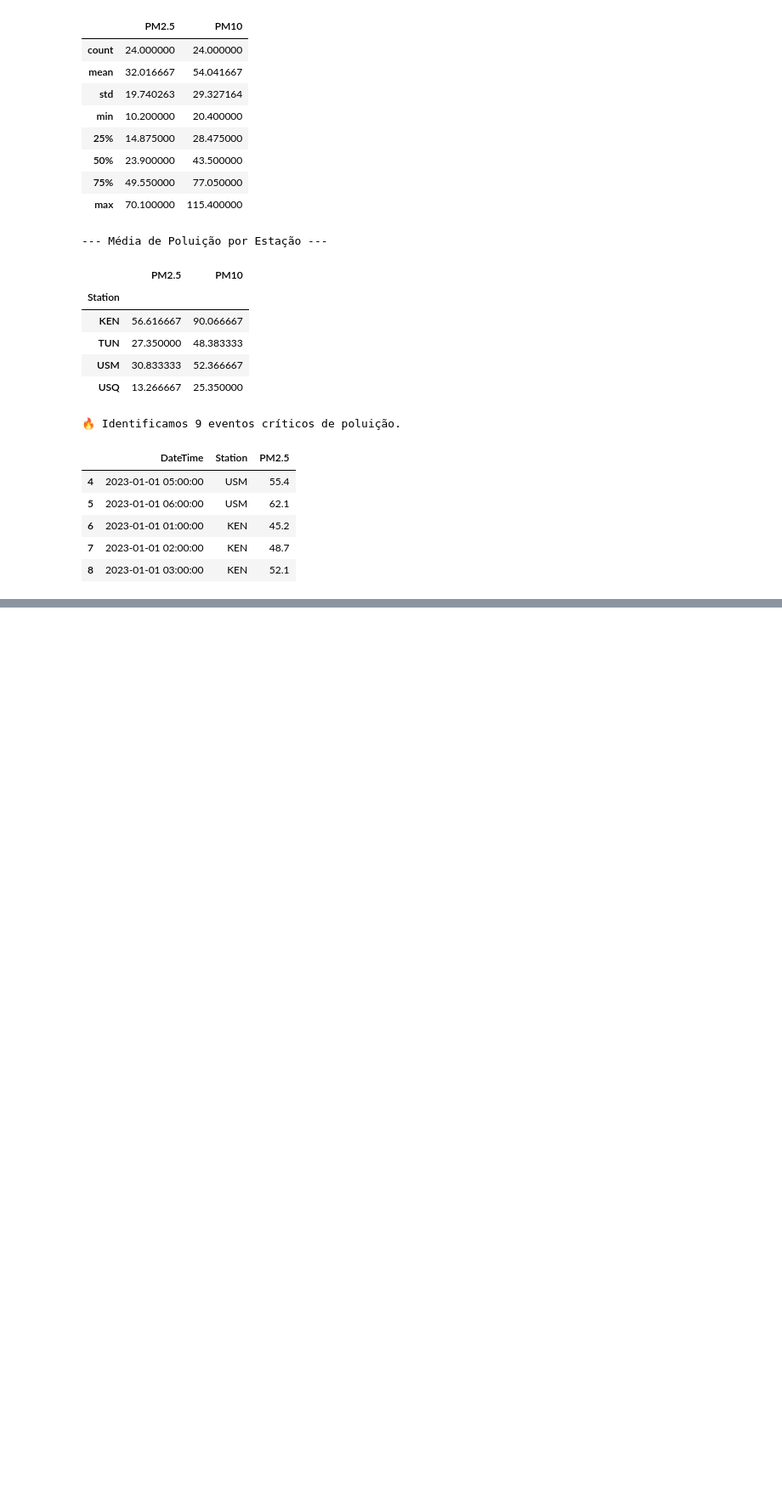
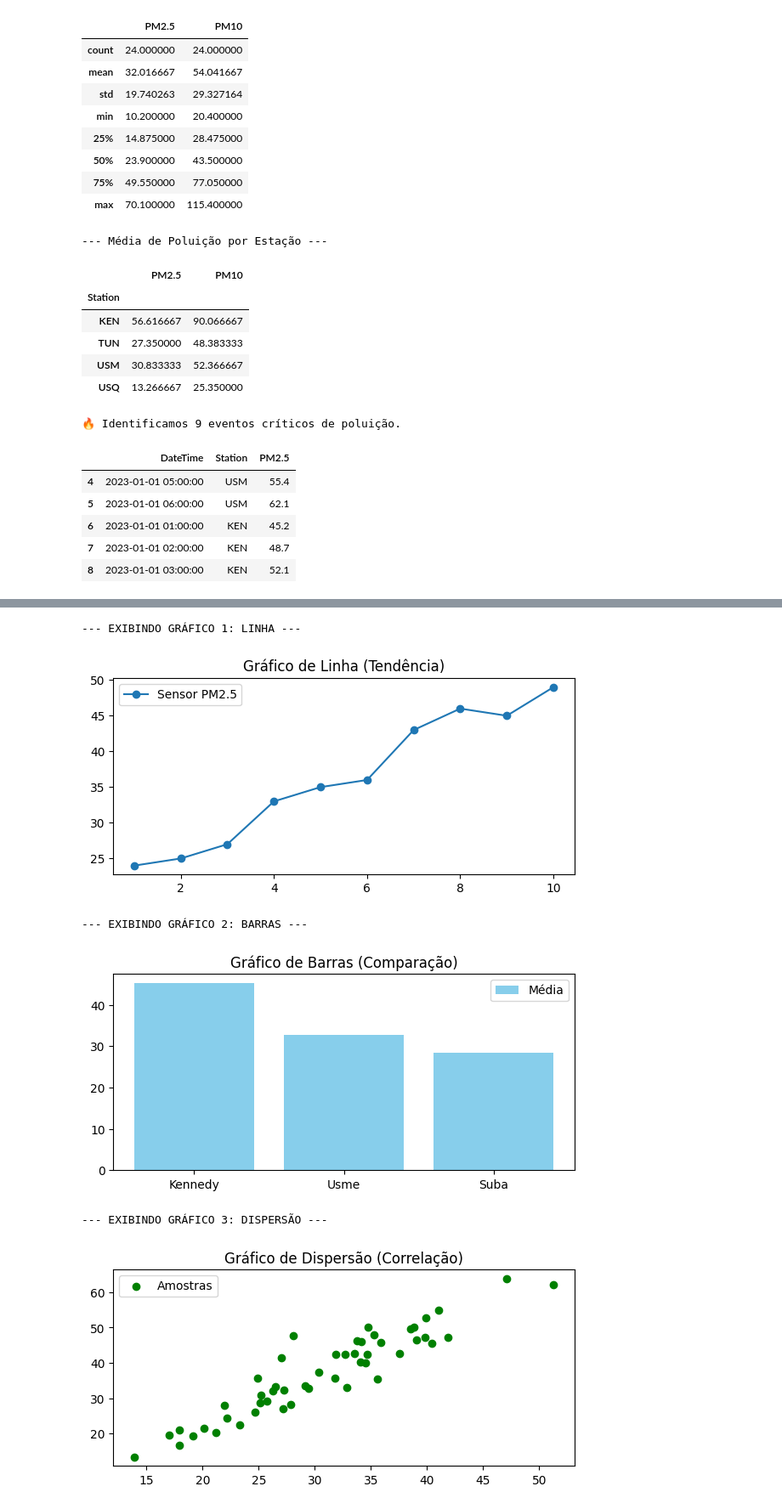
Before and after one commit to JamaicaStoAndre/Ciencia_de_Dados_com_Pandas, a Jupyter notebook: Intro_Pandas_Bogota.ipynb, the cells around one changed output, grey strips where cells are left out. Shown at 85% size. Cells and saved outputs as stored; diff of their text form; code cells hidden in the pictures; blank space fills up the shorter version.

```diff
--- a/Intro_Pandas_Bogota.ipynb
+++ b/Intro_Pandas_Bogota.ipynb
@@ -174 +188,44 @@ if 'df' in locals():
+# %%
+import numpy as np                                          # NumPy: Biblioteca para cálculos matemáticos
+import matplotlib.pyplot as plt                            # Matplotlib: Biblioteca para criar os desenhos
+
+# --- 1. SELEÇÃO DO GRÁFICO DE LINHA ---
+print("--- EXIBINDO GRÁFICO 1: LINHA ---")
+dias = np.arange(1, 11)                                     # NumPy: Função arange cria sequência de 1 a 10
+poluicao = 20 + (dias * 3) + np.random.randint(-2, 3, 10)   # NumPy: randint sorteia números aleatórios (ruído)
+
+plt.figure(figsize=(7, 3))                                  # Matplotlib: Define o tamanho da figura (largura, altura)
+plt.plot(dias, poluicao, marker='o', label='Sensor PM2.5')  # Matplotlib: MÉTODO .plot() ESCOLHE O TIPO LINHA
+plt.title("Gráfico de Linha (Tendência)")                  # Matplotlib: Define o título do topo
+plt.legend()                                                # Matplotlib: Exibe a LEGENDA no gráfico
+plt.show()                                                  # Matplotlib: Finaliza e exibe o gráfico na tela
+
+# --- 2. SELEÇÃO DO GRÁFICO DE BARRAS ---
+print("\n--- EXIBINDO GRÁFICO 2: BARRAS ---")
+estacoes = ['Kennedy', 'Usme', 'Suba']                      # Python: Lista com nomes das categorias
+medias = np.array([45.2, 32.8, 28.5])                       # NumPy: array converte lista para formato numérico
+
+plt.figure(figsize=(7, 3))                                  # Matplotlib: Define o tamanho da figura
+plt.bar(estacoes, medias, color='skyblue', label='Média')   # Matplotlib: MÉTODO .bar() ESCOLHE O TIPO BARRAS
+plt.title("Gráfico de Barras (Comparação)")                # Matplotlib: Define o título
+plt.legend()                                                # Matplotlib: Exibe a LEGENDA
+plt.show()                                                  # Matplotlib: Exibe o gráfico
+
+# --- 3. SELEÇÃO DO GRÁFICO DE DISPERSÃO ---
+print("\n--- EXIBINDO GRÁFICO 3: DISPERSÃO ---")
+pm25 = np.random.normal(30, 10, 50)                         # NumPy: normal gera 50 pontos com média 30
+pm10 = pm25 * 1.2 + np.random.normal(0, 5, 50)              # NumPy: Cria relação matemática entre as variáveis
+
+plt.figure(figsize=(7, 3))                                  # Matplotlib: Define o tamanho da figura
+plt.scatter(pm25, pm10, color='green', label='Amostras')    # Matplotlib: MÉTODO .scatter() ESCOLHE O TIPO PONTOS
+plt.title("Gráfico de Dispersão (Correlação)")             # Matplotlib: Define o título
+plt.legend()                                                # Matplotlib: Exibe a LEGENDA
+plt.show()                                                  # Matplotlib: Exibe o gráfico final
+# %% [output]
+--- EXIBINDO GRÁFICO 1: LINHA ---
+[figure, added]
+--- EXIBINDO GRÁFICO 2: BARRAS ---
+[figure, added]
+--- EXIBINDO GRÁFICO 3: DISPERSÃO ---
+[figure, added]
 # %% [markdown]
```
Also changed, not shown: parts of 3 cells of this notebook.
